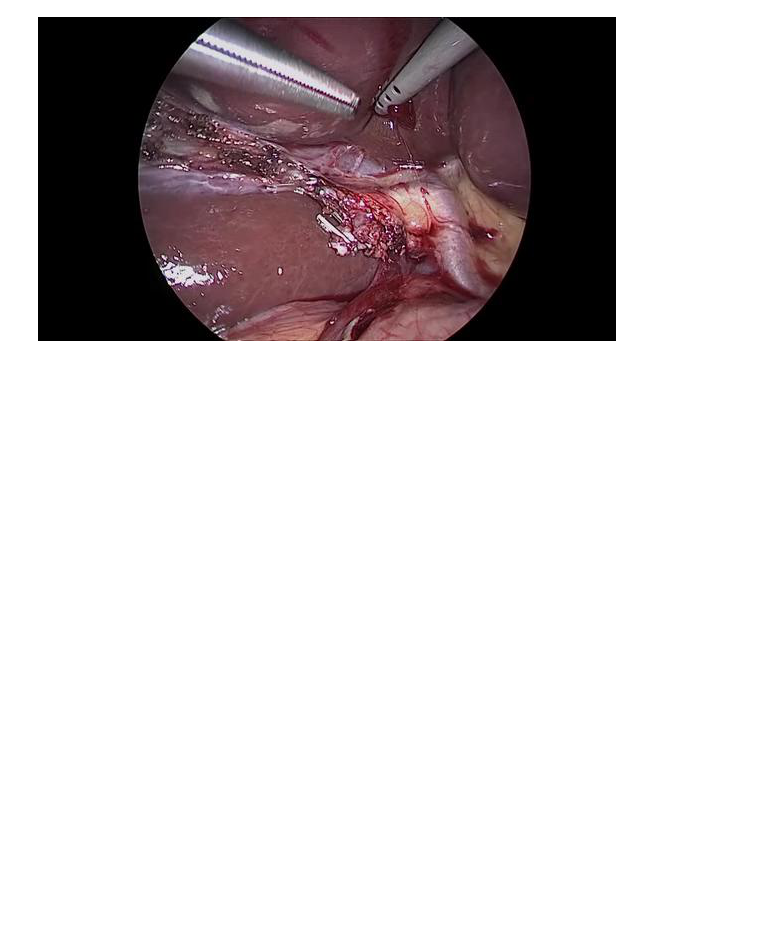
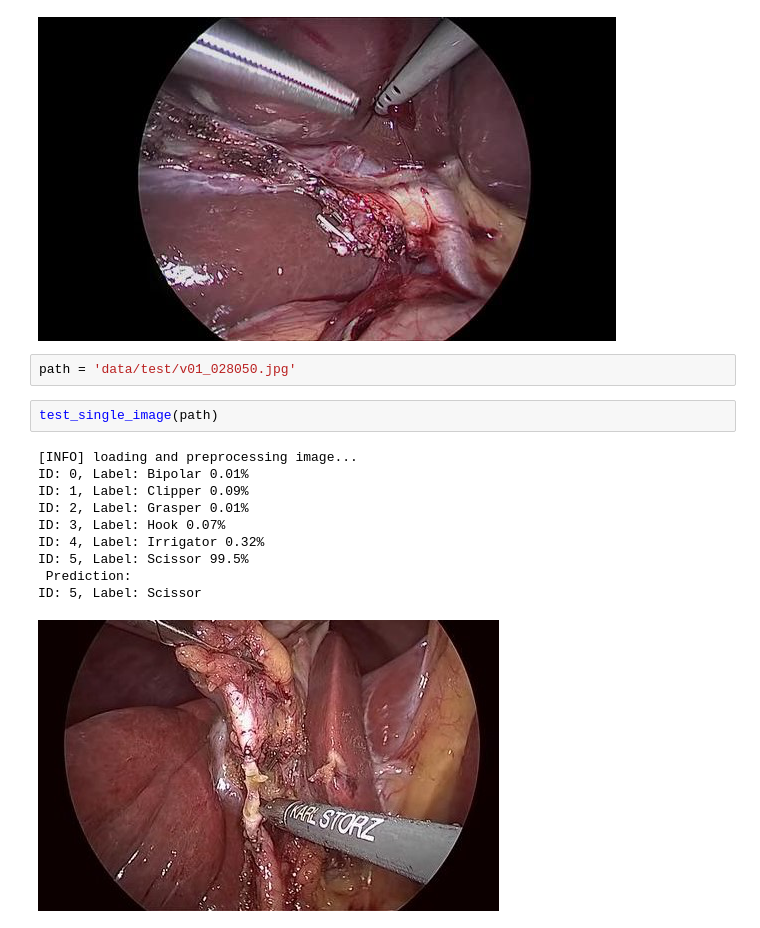
Before and after one commit to UmmeyHaniTanin/Surgical_Tool_Detection, a Jupyter notebook: Surgical_tool_Detection_using_Laparoscopic_images.ipynb, the cells around one changed output. Saved outputs shown, nothing was run; the diff lists cells and outputs as text; blank space fills up the shorter version.

```diff
--- a/Surgical_tool_Detection_using_Laparoscopic_images.ipynb
+++ b/Surgical_tool_Detection_using_Laparoscopic_images.ipynb
@@ -417,3 +417,18 @@ ID: 6, Label: Specimen_Bag 2.65%
  Prediction:
 ID: 0, Label: Bipolar
 [figure]
+# %%
+path = 'data/test/v01_028050.jpg'
+# %%
+test_single_image(path)
+# %% [output]
+[INFO] loading and preprocessing image...
+ID: 0, Label: Bipolar 0.01%
+ID: 1, Label: Clipper 0.09%
+ID: 2, Label: Grasper 0.01%
+ID: 3, Label: Hook 0.07%
+ID: 4, Label: Irrigator 0.32%
+ID: 5, Label: Scissor 99.5%
+ Prediction:
+ID: 5, Label: Scissor
+[figure, added]
```
Also changed, not shown: parts of 1 cell of this notebook.
